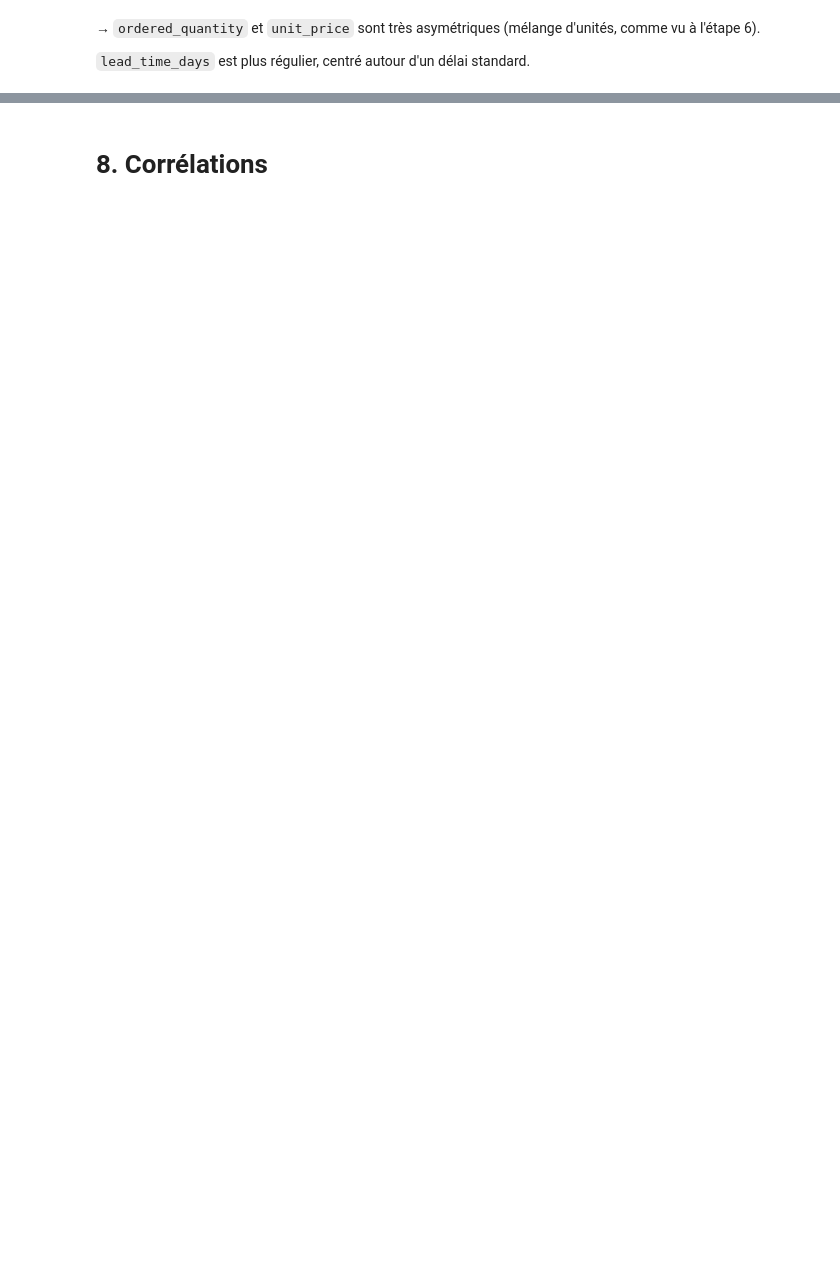
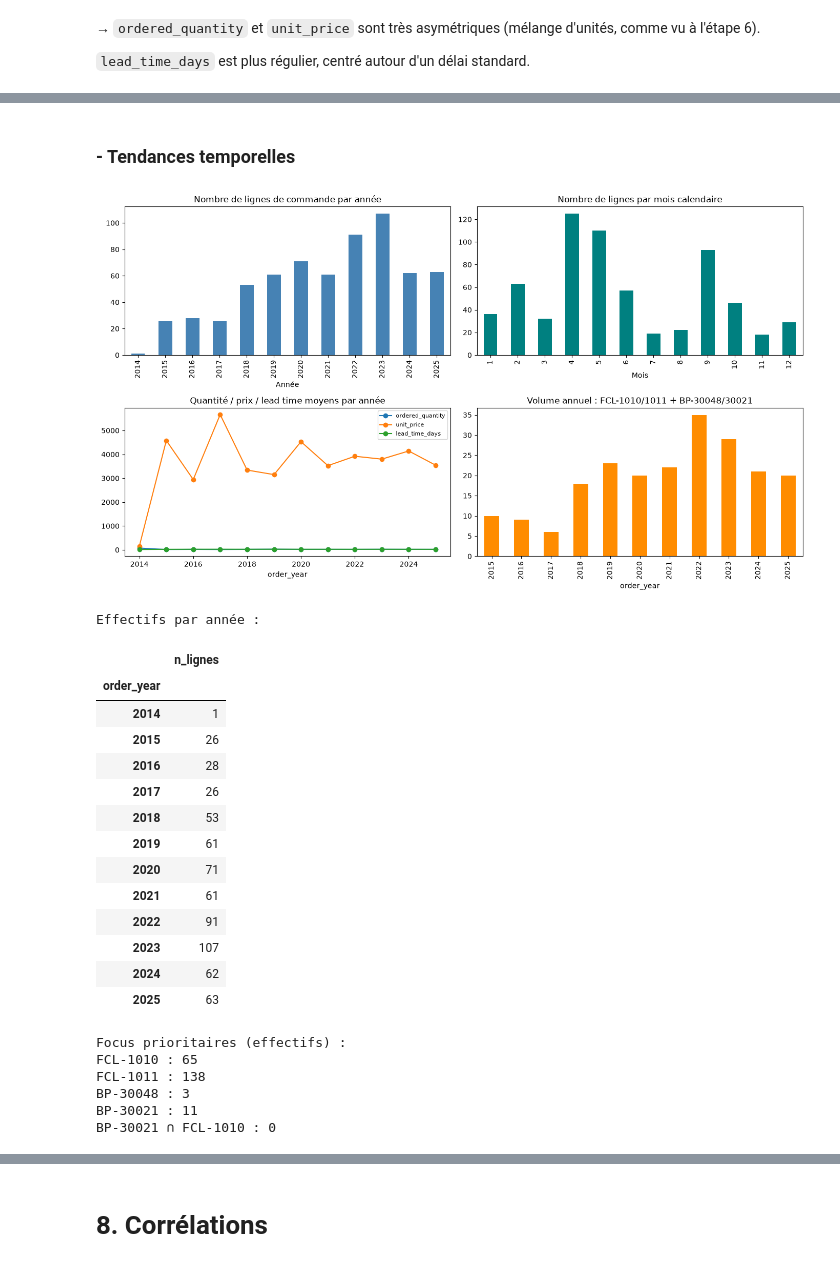
Before and after one commit to HananeDjouadi/G05-DataMining-2627, a Jupyter notebook: data/logistics/purchase_order_lines.ipynb, the cells around one changed output, grey strips where cells are left out. Cells and saved outputs as stored; diff of their text form; code cells hidden in the pictures; blank space fills up the shorter version.

Commit message:
Complete purchase_order_lines Blocs 1-3 and add logistics synthesis.
Co-authored-by: Cursor <cursoragent@cursor.com>

```diff
--- a/data/logistics/purchase_order_lines.ipynb
+++ b/data/logistics/purchase_order_lines.ipynb
@@ -426,0 +813,62 @@ plt.show()
+# %% [markdown]
+### - Tendances temporelles
+# %%
+par_annee = df_stats.groupby("order_year").size()
+par_mois = df_stats.groupby("order_month").size()
+flux_annee = df_stats.groupby("order_year")[["ordered_quantity", "unit_price", "lead_time_days"]].mean()
+
+fig, axes = plt.subplots(2, 2, figsize=(14, 8))
+
+par_annee.plot(kind="bar", ax=axes[0, 0], color="steelblue")
+axes[0, 0].set_title("Nombre de lignes de commande par année")
+axes[0, 0].set_xlabel("Année")
+
+par_mois.plot(kind="bar", ax=axes[0, 1], color="teal")
+axes[0, 1].set_title("Nombre de lignes par mois calendaire")
+axes[0, 1].set_xlabel("Mois")
+
+flux_annee.plot(ax=axes[1, 0], marker="o")
+axes[1, 0].set_title("Quantité / prix / lead time moyens par année")
+axes[1, 0].legend(fontsize=8)
+
+# Focus sites/partenaires prioritaires dans le temps
+focus = df_stats[df_stats["ordering_facility_code"].isin(["FCL-1010", "FCL-1011"]) |
+                 df_stats["supplier_partner_code"].isin(["BP-30048", "BP-30021"])]
+focus.groupby("order_year").size().plot(kind="bar", ax=axes[1, 1], color="darkorange")
+axes[1, 1].set_title("Volume annuel : FCL-1010/1011 + BP-30048/30021")
+
+plt.tight_layout()
+plt.show()
+
+print("Effectifs par année :")
+display(par_annee.to_frame("n_lignes"))
+print("Focus prioritaires (effectifs) :")
+print("FCL-1010 :", (df_stats["ordering_facility_code"] == "FCL-1010").sum())
+print("FCL-1011 :", (df_stats["ordering_facility_code"] == "FCL-1011").sum())
+print("BP-30048 :", (df_stats["supplier_partner_code"] == "BP-30048").sum())
+print("BP-30021 :", (df_stats["supplier_partner_code"] == "BP-30021").sum())
+print("BP-30021 ∩ FCL-1010 :", ((df_stats["supplier_partner_code"] == "BP-30021") &
+                              (df_stats["ordering_facility_code"] == "FCL-1010")).sum())
+# %% [output]
+[figure, added]
+Effectifs par année :
+|  | n_lignes |
+| order_year |  |
+| 2014 | 1 |
+| 2015 | 26 |
+| 2016 | 28 |
+| 2017 | 26 |
+| 2018 | 53 |
+| 2019 | 61 |
+| 2020 | 71 |
+| 2021 | 61 |
+| 2022 | 91 |
+| 2023 | 107 |
+| 2024 | 62 |
+| 2025 | 63 |
+Focus prioritaires (effectifs) :
+FCL-1010 : 65
+FCL-1011 : 138
+BP-30048 : 3
+BP-30021 : 11
+BP-30021 ∩ FCL-1010 : 0
```
Also changed, not shown: parts of 80 cells of this notebook, 2 other files.
